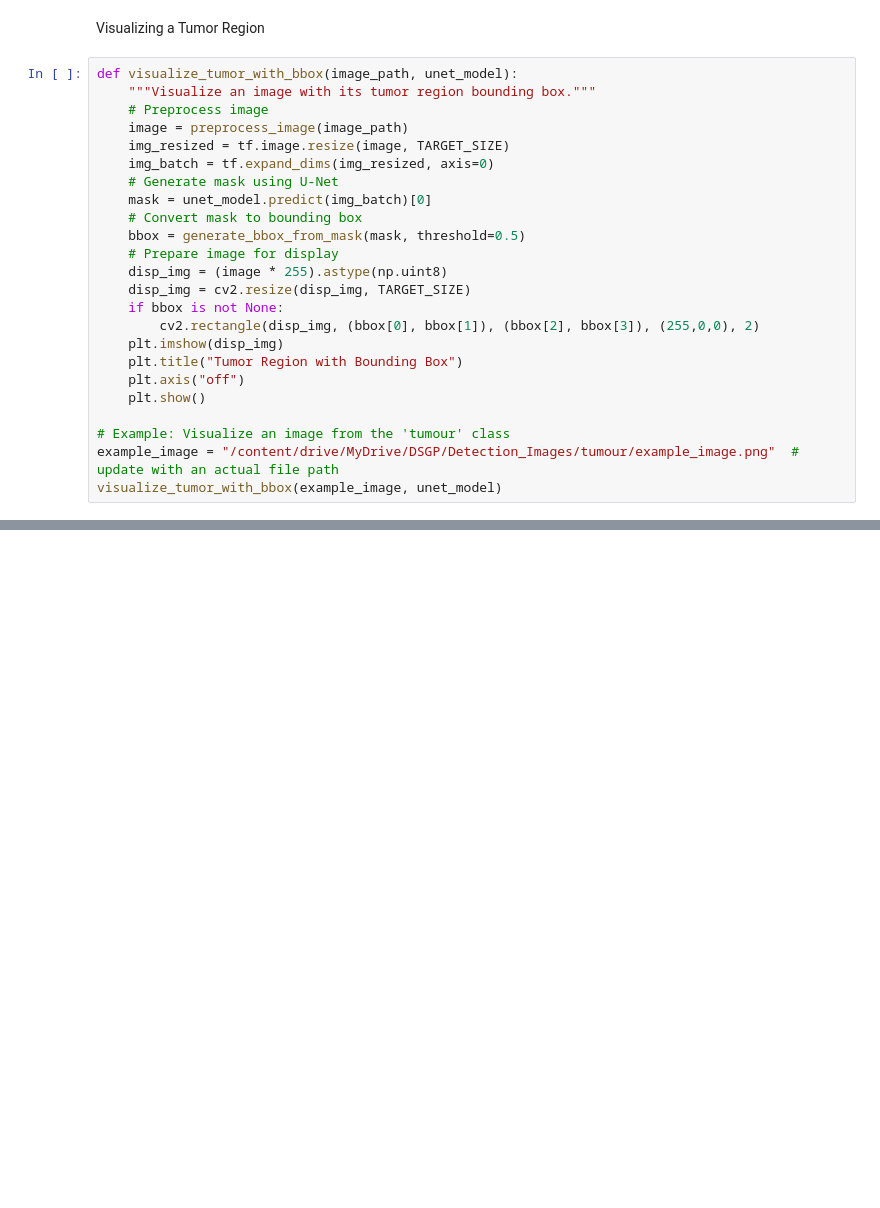
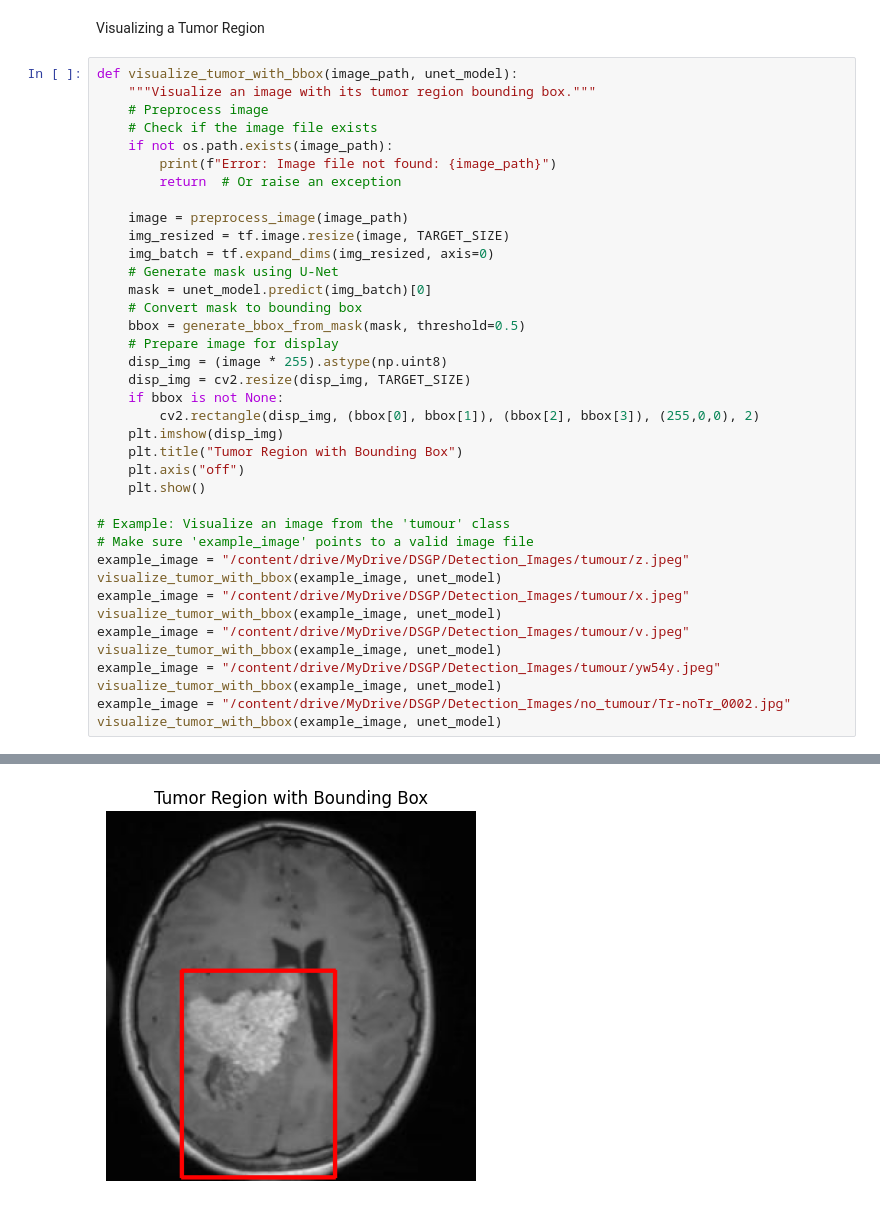
Before and after one commit to TharinsaMudalige/Neuron-Brain_Tumor_Detection_Classification_with_XAI, a Jupyter notebook: Generating_Annotations.ipynb, the cells around one changed output, grey strips where cells are left out. Drawn from its saved outputs; the diff is of its cells as text; blank space fills up the shorter version.

Commit message:
Generated Bounding Boxes for each MRI image

```diff
--- a/Generating_Annotations.ipynb
+++ b/Generating_Annotations.ipynb
@@ -347,6 +343,11 @@ Visualizing a Tumor Region
 def visualize_tumor_with_bbox(image_path, unet_model):
     """Visualize an image with its tumor region bounding box."""
     # Preprocess image
+    # Check if the image file exists
+    if not os.path.exists(image_path):
+        print(f"Error: Image file not found: {image_path}")
+        return  # Or raise an exception
+
     image = preprocess_image(image_path)
     img_resized = tf.image.resize(image, TARGET_SIZE)
     img_batch = tf.expand_dims(img_resized, axis=0)
@@ -365,5 +366,15 @@ def visualize_tumor_with_bbox(image_path, unet_model):
     plt.show()
 
 # Example: Visualize an image from the 'tumour' class
-example_image = "/content/drive/MyDrive/DSGP/Detection_Images/tumour/example_image.png"  # update with an actual file path
+# Make sure 'example_image' points to a valid image file
+example_image = "/content/drive/MyDrive/DSGP/Detection_Images/tumour/z.jpeg"
 visualize_tumor_with_bbox(example_image, unet_model)
+example_image = "/content/drive/MyDrive/DSGP/Detection_Images/tumour/x.jpeg"
+visualize_tumor_with_bbox(example_image, unet_model)
+example_image = "/content/drive/MyDrive/DSGP/Detection_Images/tumour/v.jpeg"
+visualize_tumor_with_bbox(example_image, unet_model)
+example_image = "/content/drive/MyDrive/DSGP/Detection_Images/tumour/yw54y.jpeg"
+visualize_tumor_with_bbox(example_image, unet_model)
+example_image = "/content/drive/MyDrive/DSGP/Detection_Images/no_tumour/Tr-noTr_0002.jpg"
+visualize_tumor_with_bbox(example_image, unet_model)
+# %% [output]
@@ -369,0 +382 @@ visualize_tumor_with_bbox(example_image, unet_model)
+[figure, added]
```
Also changed, not shown: parts of 5 cells of this notebook.
